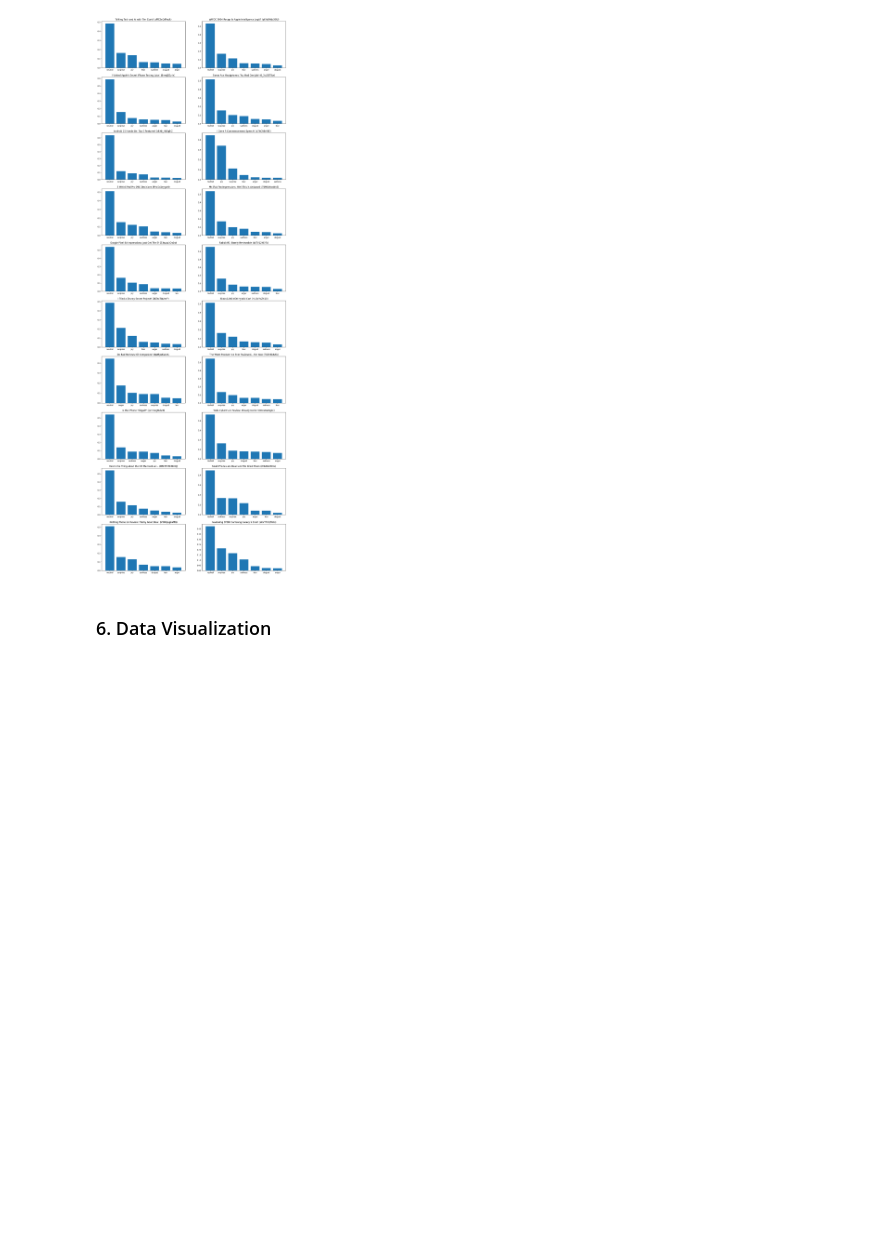
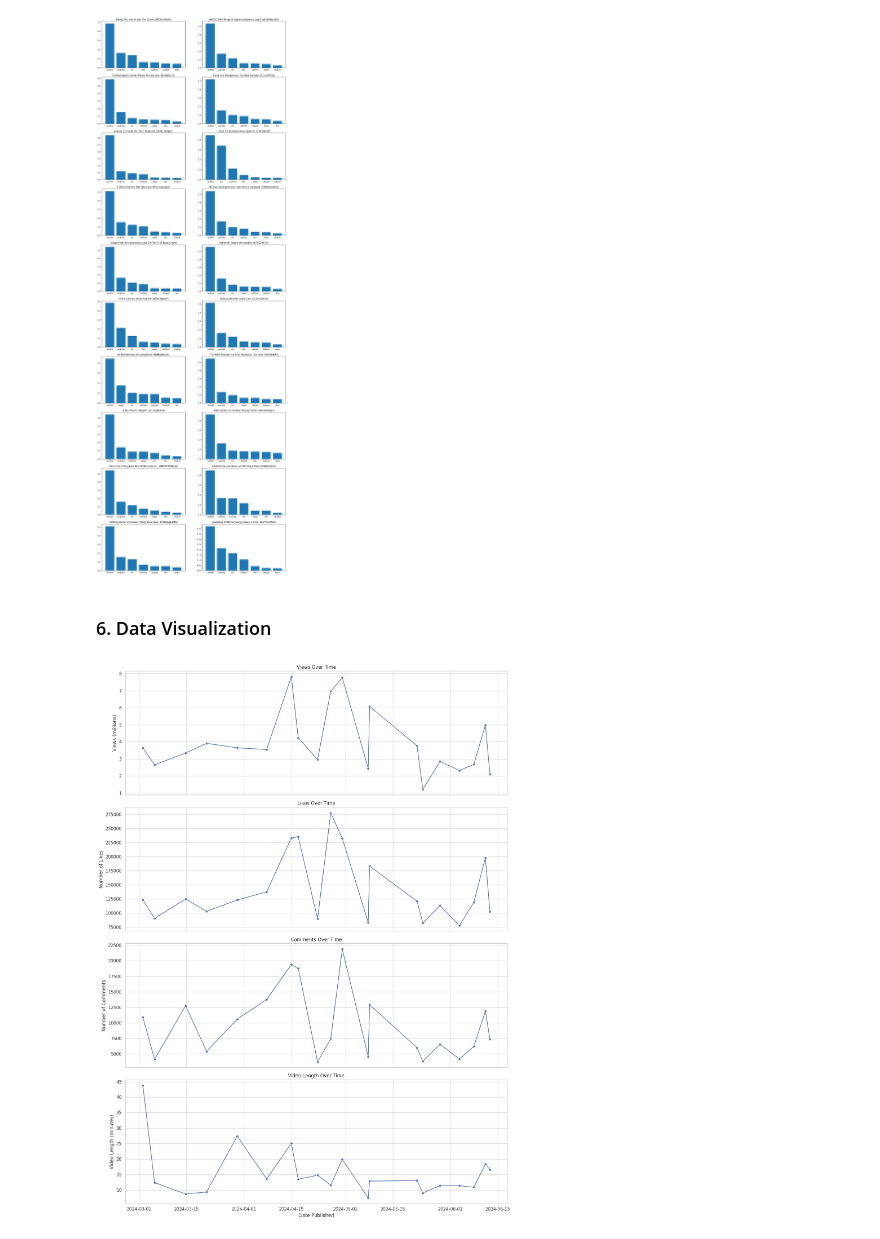
Before and after one commit to OctavianNistora/DM-Project, a Jupyter notebook: DM_Project.ipynb, the cells around one changed output. Drawn from its saved outputs; the diff is of its cells as text; code cells hidden in the pictures; blank space fills up the shorter version.

Commit message:
Update DM_Project.ipynb
Added Data Visualization

```diff
--- a/DM_Project.ipynb
+++ b/DM_Project.ipynb
@@ -806,3 +806,75 @@ for i in range(gridsVertical):
 [figure]
 # %% [markdown]
 ### 6. Data Visualization
+# %%
+import pandas as pd
+import matplotlib.pyplot as plt
+import seaborn as sns
+from matplotlib.ticker import FuncFormatter
+import isodate
+
+clean_video_df['Date Published'] = pd.to_datetime(clean_video_df['Date Published'])
+
+
+# Function to convert duration string to total minutes
+def convert_to_minutes(duration):
+    if isinstance(duration, str):
+        try:
+            duration_obj = isodate.parse_duration(duration)
+            total_seconds = duration_obj.total_seconds()
+            total_minutes = total_seconds / 60
+            return total_minutes
+        except isodate.ISO8601Error:
+            return 0
+    elif isinstance(duration, pd.Timedelta):
+        total_seconds = duration.total_seconds()
+        total_minutes = total_seconds / 60
+        return total_minutes
+    else:
+        return 0
+
+# Apply the conversion function
+clean_video_df['Video Length (minutes)'] = clean_video_df['Video Length'].apply(convert_to_minutes)
+
+# Convert views to millions
+clean_video_df['No. Views (millions)'] = clean_video_df['No. Views'] / 1_000_000
+
+# Set the style for the plots
+sns.set(style="whitegrid")
+
+# Formatter to remove scientific notation
+def plain_formatter(x, pos):
+    return '%1.0f' % x
+
+# Create subplots for each metric
+fig, axes = plt.subplots(4, 1, figsize=(15, 20), sharex=True)
+
+# Plotting Views
+sns.lineplot(ax=axes[0], x='Date Published', y='No. Views (millions)', data=clean_video_df, marker='o')
+axes[0].set_title('Views Over Time')
+axes[0].set_ylabel('Views (millions)')
+
+# Plotting Likes
+sns.lineplot(ax=axes[1], x='Date Published', y='No. Likes', data=clean_video_df, marker='o')
+axes[1].set_title('Likes Over Time')
+axes[1].set_ylabel('Number of Likes')
+
+# Plotting Comments
+sns.lineplot(ax=axes[2], x='Date Published', y='No. Comments', data=clean_video_df, marker='o')
+axes[2].set_title('Comments Over Time')
+axes[2].set_ylabel('Number of Comments')
+
+# Plotting Video Length
+sns.lineplot(ax=axes[3], x='Date Published', y='Video Length (minutes)', data=clean_video_df, marker='o')
+axes[3].set_title('Video Length Over Time')
+axes[3].set_ylabel('Video Length (minutes)')
+axes[3].set_xlabel('Date Published')
+axes[3].yaxis.set_major_formatter(FuncFormatter(plain_formatter))
+
+# Adjust layout for better spacing
+plt.tight_layout()
+
+# Show the plot
+plt.show()
+# %% [output]
+[figure, added]
```
